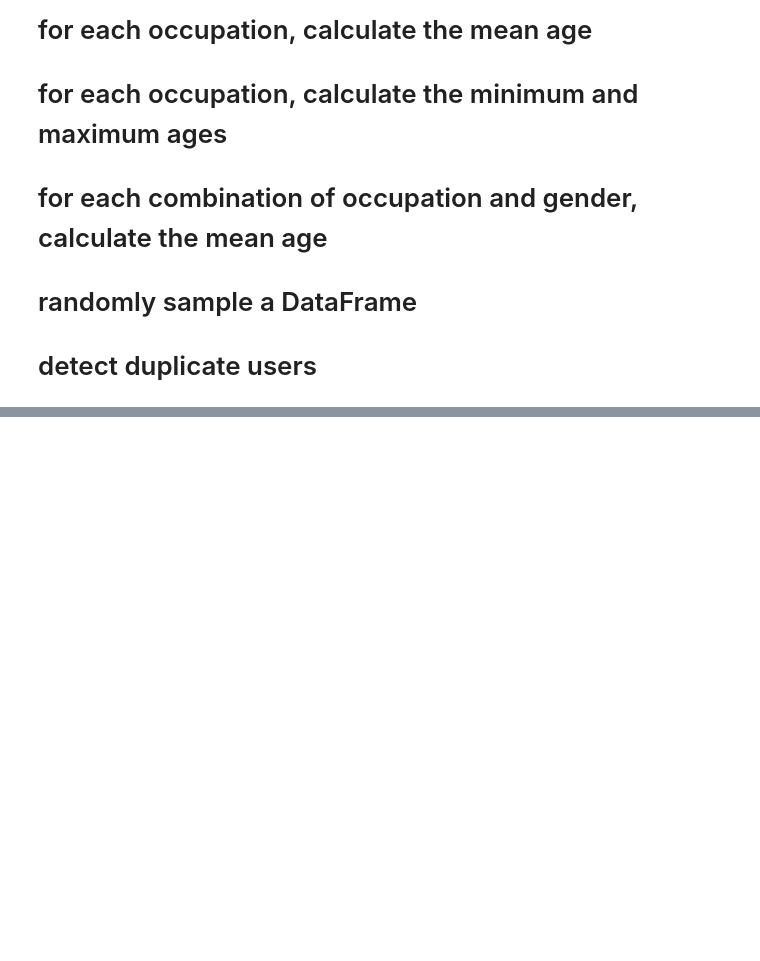
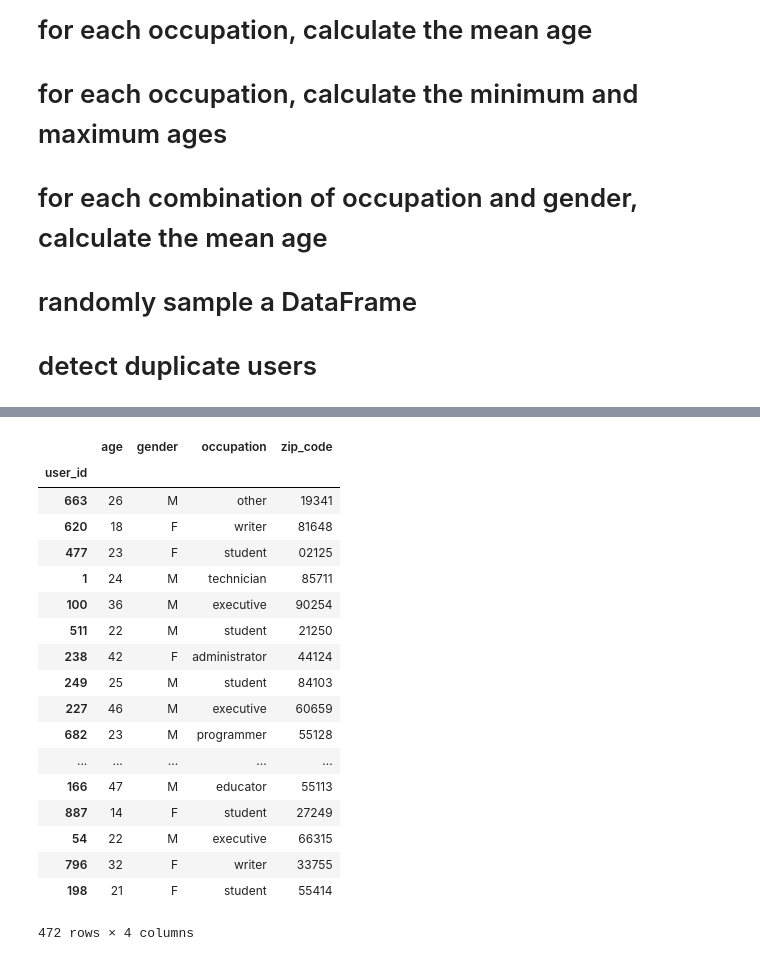
Before and after one commit to ihansel/SYD_DAT_4, a Jupyter notebook: homework/Homework1_anushi_shah.ipynb, the cells around one changed output, grey strips where cells are left out. Saved outputs shown, nothing was run; the diff lists cells and outputs as text; code cells hidden in the pictures; blank space fills up the shorter version.

```diff
--- a/homework/Homework1_anushi_shah.ipynb
+++ b/homework/Homework1_anushi_shah.ipynb
@@ -65,0 +205,25 @@ Then commit this in your local repository, push it to your github account and cr
+# %%
+# randomly sample a DataFrame
+# Here users data is sample by 50%
+users_50=users.sample(frac=0.5)
+users_50
+# %% [output]
+|  | age | gender | occupation | zip_code |
+| user_id |  |  |  |  |
+| 663 | 26 | M | other | 19341 |
+| 620 | 18 | F | writer | 81648 |
+| 477 | 23 | F | student | 02125 |
+| 1 | 24 | M | technician | 85711 |
+| 100 | 36 | M | executive | 90254 |
+| 511 | 22 | M | student | 21250 |
+| 238 | 42 | F | administrator | 44124 |
+| 249 | 25 | M | student | 84103 |
+| 227 | 46 | M | executive | 60659 |
+| 682 | 23 | M | programmer | 55128 |
+| ... | ... | ... | ... | ... |
+| 166 | 47 | M | educator | 55113 |
+| 887 | 14 | F | student | 27249 |
+| 54 | 22 | M | executive | 66315 |
+| 796 | 32 | F | writer | 33755 |
+| 198 | 21 | F | student | 55414 |
+472 rows × 4 columns
```
Also changed, not shown: parts of 23 cells of this notebook.
